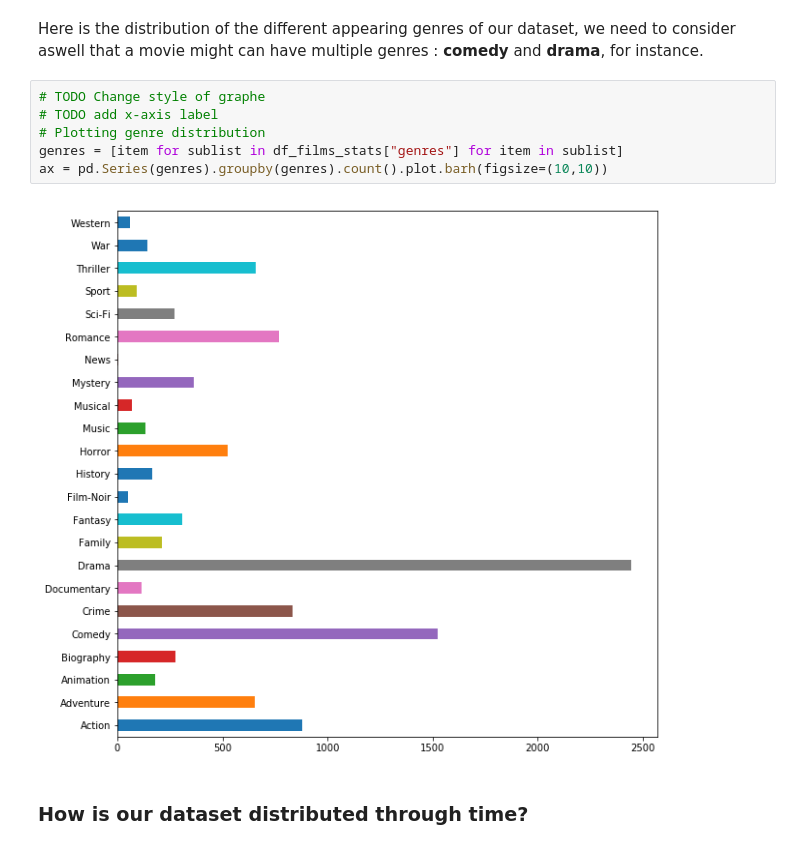
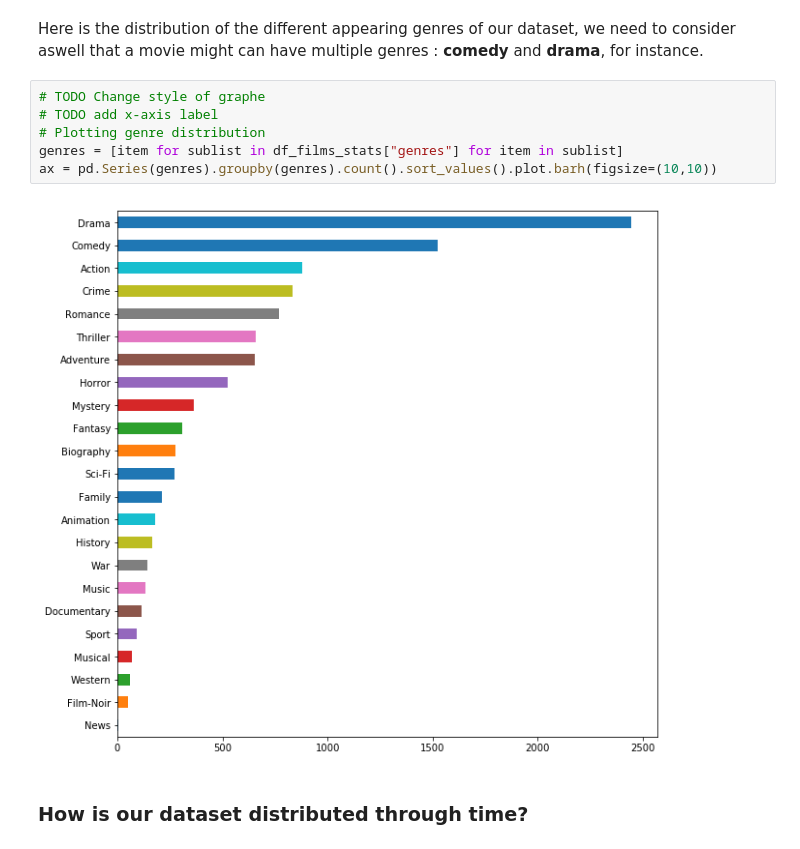
Before and after one commit to Xabitsuki/adamax, a Jupyter notebook: NotebookFinal.ipynb, the cells around one changed output. Saved outputs shown, nothing was run; the diff lists cells and outputs as text.

```diff
--- a/NotebookFinal.ipynb
+++ b/NotebookFinal.ipynb
@@ -393,11 +393,11 @@ Here is the distribution of the different appearing genres of our dataset, we ne
 # %%
 # TODO Change style of graphe
 # TODO add x-axis label
 # Plotting genre distribution
 genres = [item for sublist in df_films_stats["genres"] for item in sublist]
-ax = pd.Series(genres).groupby(genres).count().plot.barh(figsize=(10,10))
+ax = pd.Series(genres).groupby(genres).count().sort_values().plot.barh(figsize=(10,10))
 # %% [output]
-[figure, old version]
+[figure, new version]
 # %% [markdown]
 ### How is our dataset distributed through time?
 # %%
```
Also changed, not shown: parts of 1 cell of this notebook.
